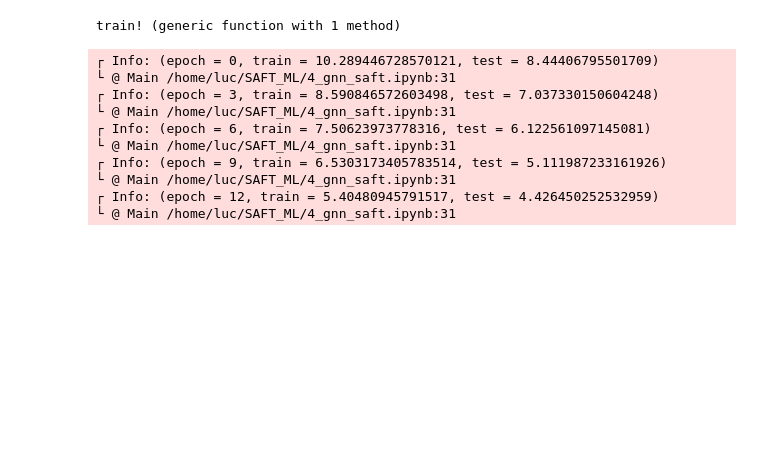
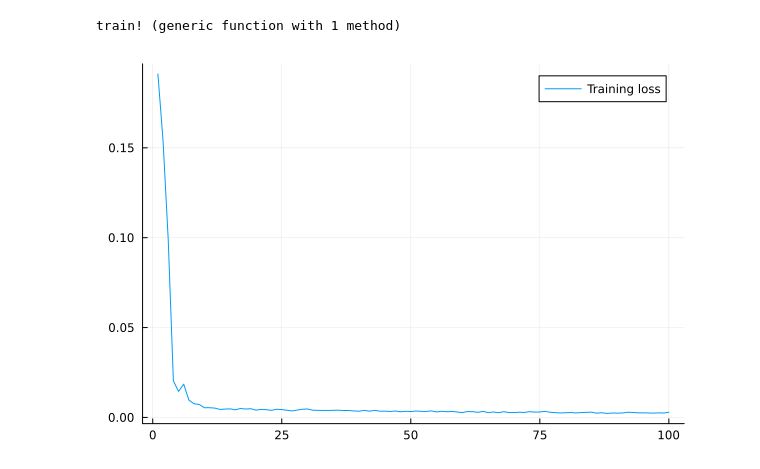
Before and after one commit to lucpaoli/SAFT_ML, a Jupyter notebook: 4_gnn_saft.ipynb, the cells around one changed output. Saved outputs shown, nothing was run; the diff lists cells and outputs as text; code cells hidden in the pictures; blank space fills up the shorter version.

Commit message:
Working GNN with SAFT head

```diff
--- a/4_gnn_saft.ipynb
+++ b/4_gnn_saft.ipynb
@@ -76,0 +64,4 @@ g.ndata.x
+# %%
+model = SAFTVRMie(["methane"])
+fieldnames(typeof(model.params.Mw))
+model.params.Mw.values[1]
@@ -83,11 +76,11 @@ species = [
     "ethane",
     "propane",
     "butane",
-    "pentane",
-    "hexane",
-    "heptane",
-    "octane",
-    "nonane",
+    # "pentane",
+    # "hexane",
+    # "heptane",
+    # "octane",
+    # "nonane",
     # "decane",
 ]
 
@@ -107,16 +100,11 @@ smiles_map = Dict(
     "decane" => "CCCCCCCCCC",
 )
 
-# X data contains graph, V, T
-# Y data contains a_res
-#* Sampling data along saturation curve
-T = Float32
-# X_data = Vector{Tuple{typeof(g),T,T, String}}([])
-# Y_data = Vector{Vector{T}}()
+# Create training data, currently sampled along saturation curve
 
 T = GNNGraph{Tuple{Vector{Int64}, Vector{Int64}, Nothing}}
 graphs = T[]
-states = Tuple{Float32, Float32, String}[]
+states = Vector{Float32}[]
 Y_data = Float32[]
 
 n = 30
@@ -135,7 +123,10 @@ for s in species
         (p₀, V_vec...) = saturation_pressure(model, T)
         for V in V_vec
             push!(graphs, g)
-            push!(states, (V, T, s))
+
+            Mw = model.params.Mw.values[1]
+            m = model.params.segment.values[1]
+            push!(states, [V, T, Mw, m])
 
             a = a_res(model, V, T, [1.0])
             @assert !isnan(a) "a is NaN at $(V), $(T), $s"
@@ -177,0 +206,6 @@ GNNGraph:
+# %%
+#? Works for evaluation, fails for gradients
+X = [3.737, 12.504, 152.58]
+@show differentiable_saft(X, 1e-4, 300, 14.0, 1.0)
+@show ForwardDiff.gradient(x -> differentiable_saft(x, 1e-4, 300, 14.0, 1.0), X)
+@show Zygote.gradient(x -> differentiable_saft(x, 1e-4, 300, 14.0, 1.0), X)
@@ -227,18 +321,11 @@ end
 train! (generic function with 1 method)
 # %%
 nin = 11
-nh = 16
-nout = 1
-model = create_model(nin, nh, nout)
-train!(model)
+nh = 128
+model = create_model(nin, nh)
+epoch_loss_vec = train!(model)
+nothing
-# %% [output]
-┌ Info: (epoch = 0, train = 10.289446728570121, test = 8.44406795501709)
-└ @ Main /home/luc/SAFT_ML/4_gnn_saft.ipynb:31
-┌ Info: (epoch = 3, train = 8.590846572603498, test = 7.037330150604248)
-└ @ Main /home/luc/SAFT_ML/4_gnn_saft.ipynb:31
-┌ Info: (epoch = 6, train = 7.50623973778316, test = 6.122561097145081)
-└ @ Main /home/luc/SAFT_ML/4_gnn_saft.ipynb:31
-┌ Info: (epoch = 9, train = 6.5303173405783514, test = 5.111987233161926)
-└ @ Main /home/luc/SAFT_ML/4_gnn_saft.ipynb:31
-┌ Info: (epoch = 12, train = 5.40480945791517, test = 4.426450252532959)
-└ @ Main /home/luc/SAFT_ML/4_gnn_saft.ipynb:31
+# %%
+plot(epoch_loss_vec, label = "Training loss")
+# %% [output]
+[figure, added]
```
Also changed, not shown: parts of 10 cells of this notebook, 1 other file.
